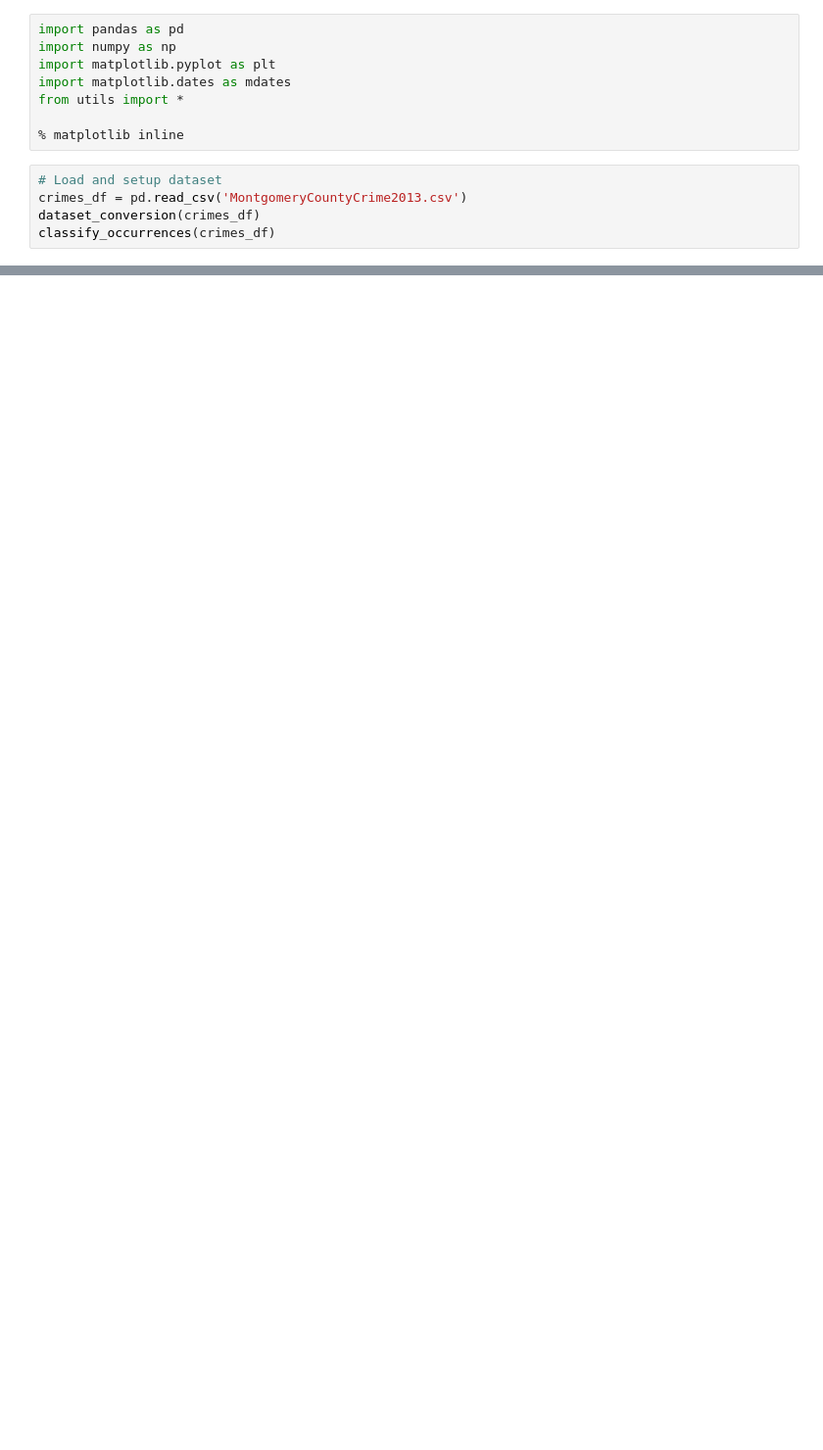
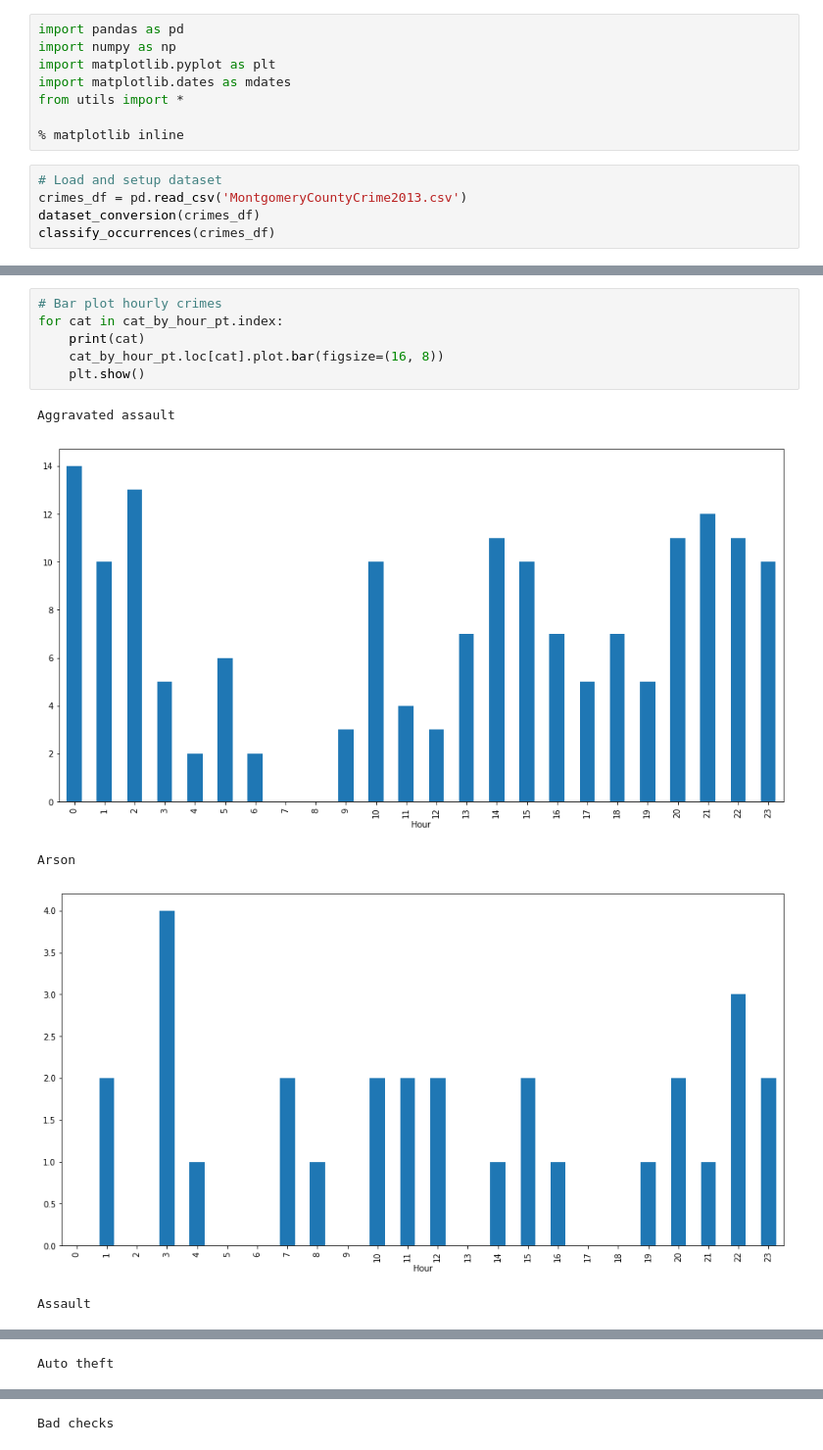
Before and after one commit to abugim/Minority-Report, a Jupyter notebook: Time Analysis.ipynb, the cells around one changed output, grey strips where cells are left out. Shown: that part at 98% size. Drawn from its saved outputs; the diff is of its cells as text; blank space fills up the shorter version.

```diff
--- a/Time Analysis.ipynb
+++ b/Time Analysis.ipynb
@@ -42,0 +65,12 @@ p_table
+# %%
+# Bar plot hourly crimes
+for cat in cat_by_hour_pt.index:
+    print(cat)
+    cat_by_hour_pt.loc[cat].plot.bar(figsize=(16, 8))
+    plt.show()
+# %% [output]
+Aggravated assault
+[figure, added]
+Arson
+[figure, added]
+Assault
@@ -42,0 +78 @@ p_table
+Auto theft
@@ -42,0 +80 @@ p_table
+Bad checks
```
Also changed, not shown: parts of 16 cells of this notebook.
